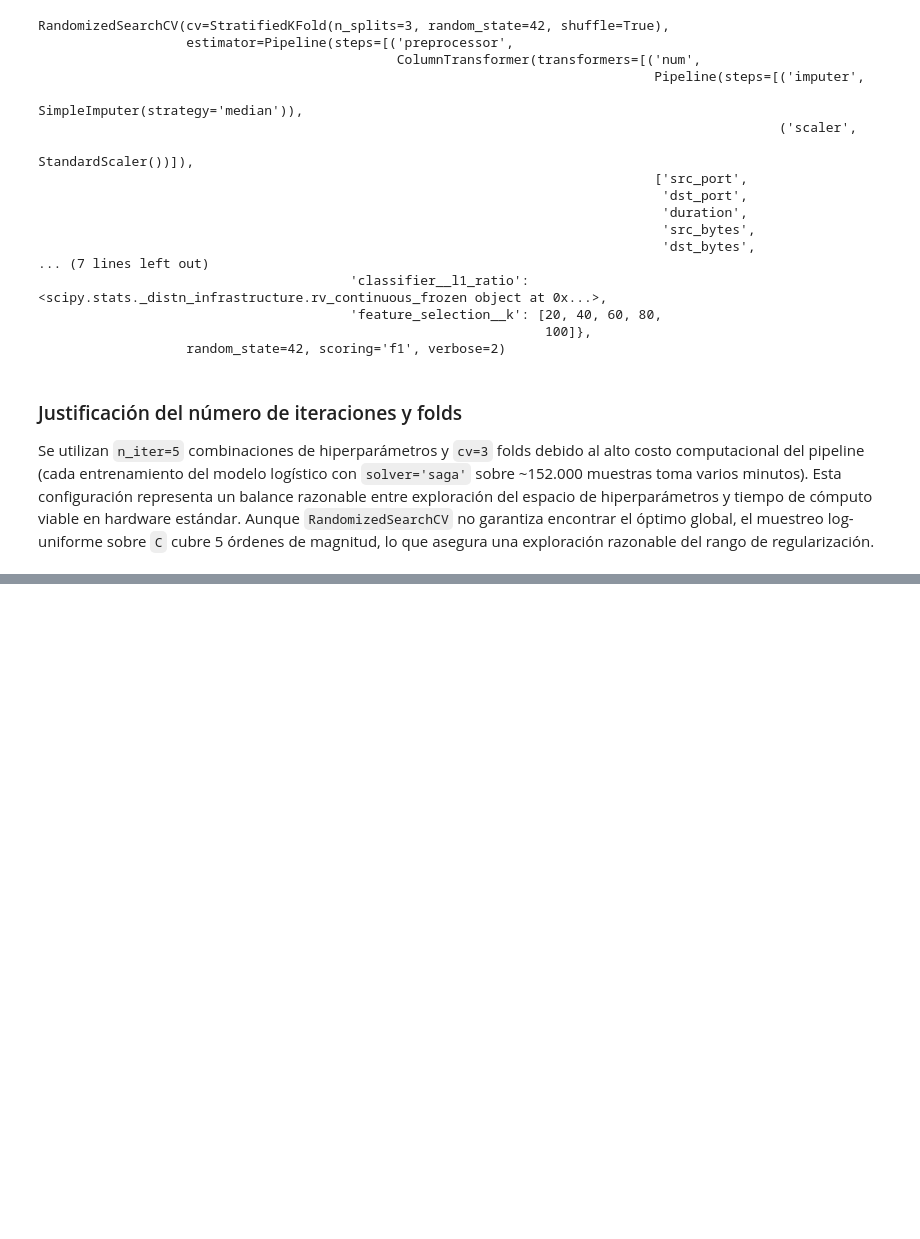
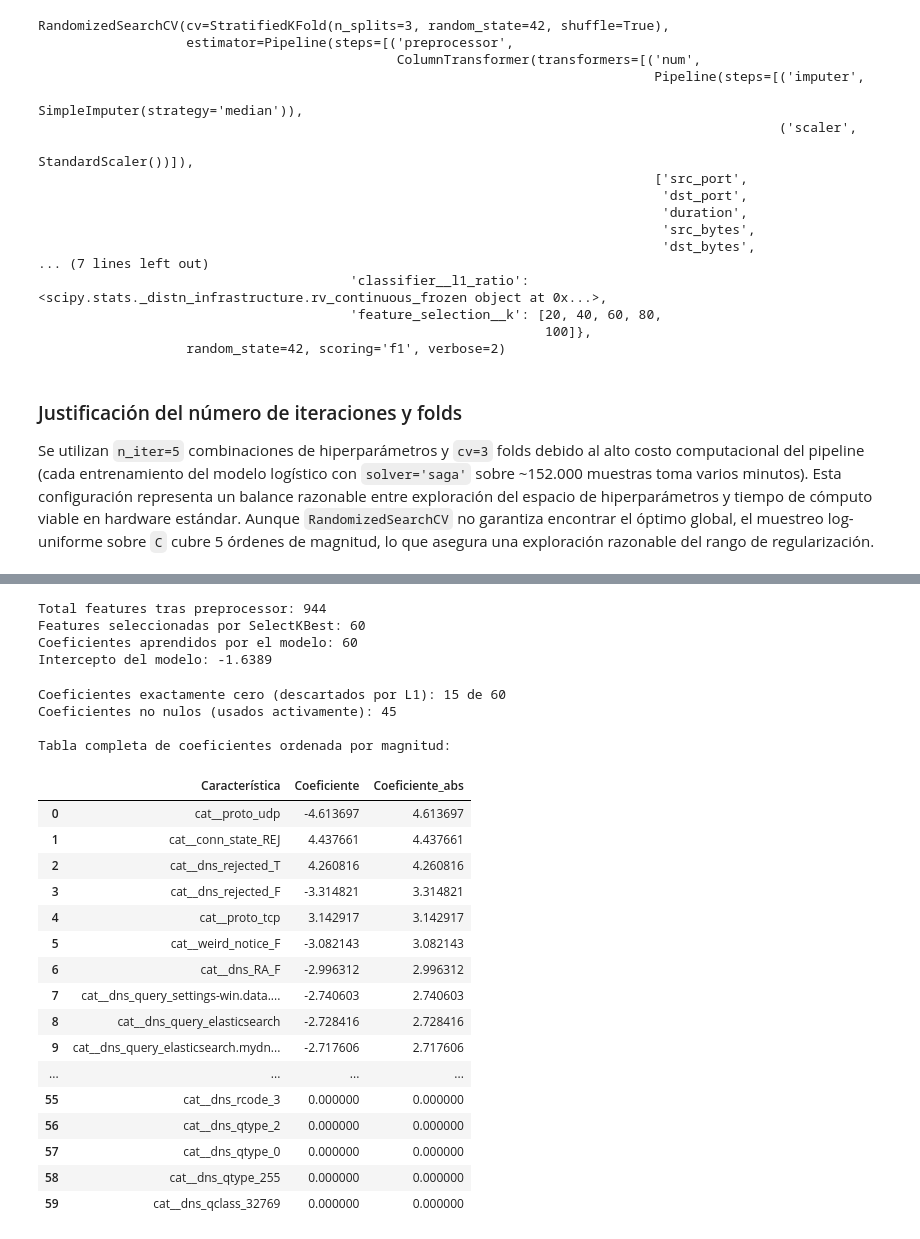
Before and after one commit to SantiagoVieira/Proyecto_analisis, a Jupyter notebook: Notebooks/Entrega3_VieiraFrancoMedina.ipynb, the cells around one changed output, grey strips where cells are left out. Drawn from its saved outputs; the diff is of its cells as text; code cells hidden in the pictures; blank space fills up the shorter version.

```diff
--- a/Notebooks/Entrega3_VieiraFrancoMedina.ipynb
+++ b/Notebooks/Entrega3_VieiraFrancoMedina.ipynb
@@ -478,0 +745,69 @@ Fitting 3 folds for each of 5 candidates, totalling 15 fits
+# %%
+import numpy as np
+import pandas as pd
+
+# Acceder a los pasos del pipeline
+preprocessor_step = best_model.named_steps['preprocessor']
+feature_selection_step = best_model.named_steps['feature_selection']
+classifier_step = best_model.named_steps['classifier']
+
+# 1. Nombres tras el ColumnTransformer (944 features)
+nombres_tras_preprocessor = preprocessor_step.get_feature_names_out()
+
+# 2. Máscara booleana de SelectKBest (qué features sobrevivieron)
+mascara_seleccionadas = feature_selection_step.get_support()
+
+# 3. Nombres de las 60 features seleccionadas
+nombres_seleccionados = nombres_tras_preprocessor[mascara_seleccionadas]
+
+# 4. Coeficientes del modelo (uno por feature seleccionada)
+coeficientes = classifier_step.coef_[0]
+intercepto = classifier_step.intercept_[0]
+
+print(f'Total features tras preprocessor: {len(nombres_tras_preprocessor)}')
+print(f'Features seleccionadas por SelectKBest: {len(nombres_seleccionados)}')
+print(f'Coeficientes aprendidos por el modelo: {len(coeficientes)}')
+print(f'Intercepto del modelo: {intercepto:.4f}')
+# %% [output]
+Total features tras preprocessor: 944
+Features seleccionadas por SelectKBest: 60
+Coeficientes aprendidos por el modelo: 60
+Intercepto del modelo: -1.6389
+# %%
+# DataFrame con coeficientes emparejados con sus nombres
+df_coef = pd.DataFrame({
+    'Característica': nombres_seleccionados,
+    'Coeficiente': coeficientes,
+    'Coeficiente_abs': np.abs(coeficientes)
+}).sort_values('Coeficiente_abs', ascending=False).reset_index(drop=True)
+
+# Información adicional: cuántos coeficientes son exactamente cero
+n_cero = (df_coef['Coeficiente'] == 0).sum()
+n_no_cero = (df_coef['Coeficiente'] != 0).sum()
+
+print(f'Coeficientes exactamente cero (descartados por L1): {n_cero} de {len(df_coef)}')
+print(f'Coeficientes no nulos (usados activamente): {n_no_cero}')
+print(f'\nTabla completa de coeficientes ordenada por magnitud:')
+df_coef
+# %% [output]
+Coeficientes exactamente cero (descartados por L1): 15 de 60
+Coeficientes no nulos (usados activamente): 45
+
+Tabla completa de coeficientes ordenada por magnitud:
+|  | Característica | Coeficiente | Coeficiente_abs |
+| 0 | cat__proto_udp | -4.613697 | 4.613697 |
+| 1 | cat__conn_state_REJ | 4.437661 | 4.437661 |
+| 2 | cat__dns_rejected_T | 4.260816 | 4.260816 |
+| 3 | cat__dns_rejected_F | -3.314821 | 3.314821 |
+| 4 | cat__proto_tcp | 3.142917 | 3.142917 |
+| 5 | cat__weird_notice_F | -3.082143 | 3.082143 |
+| 6 | cat__dns_RA_F | -2.996312 | 2.996312 |
+| 7 | cat__dns_query_settings-win.data.... | -2.740603 | 2.740603 |
+| 8 | cat__dns_query_elasticsearch | -2.728416 | 2.728416 |
+| 9 | cat__dns_query_elasticsearch.mydn... | -2.717606 | 2.717606 |
+| ... | ... | ... | ... |
+| 55 | cat__dns_rcode_3 | 0.000000 | 0.000000 |
+| 56 | cat__dns_qtype_2 | 0.000000 | 0.000000 |
+| 57 | cat__dns_qtype_0 | 0.000000 | 0.000000 |
+| 58 | cat__dns_qtype_255 | 0.000000 | 0.000000 |
+| 59 | cat__dns_qclass_32769 | 0.000000 | 0.000000 |
```
Also changed, not shown: parts of 13 cells of this notebook, 4 other files.
